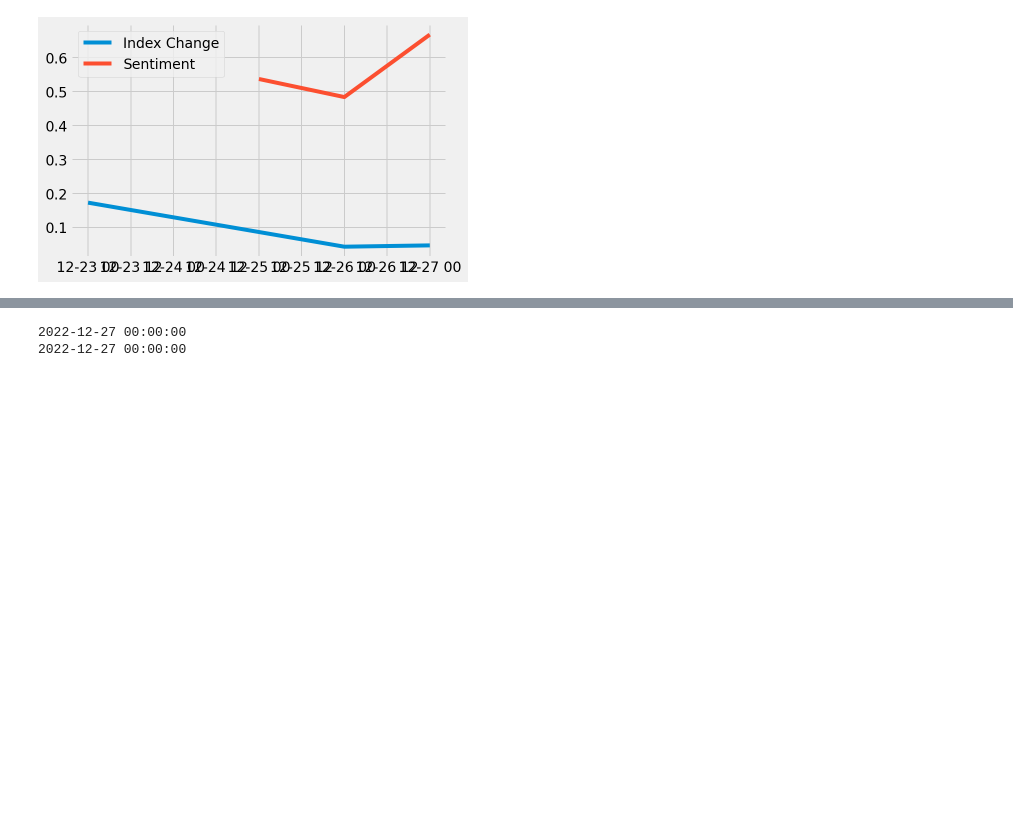
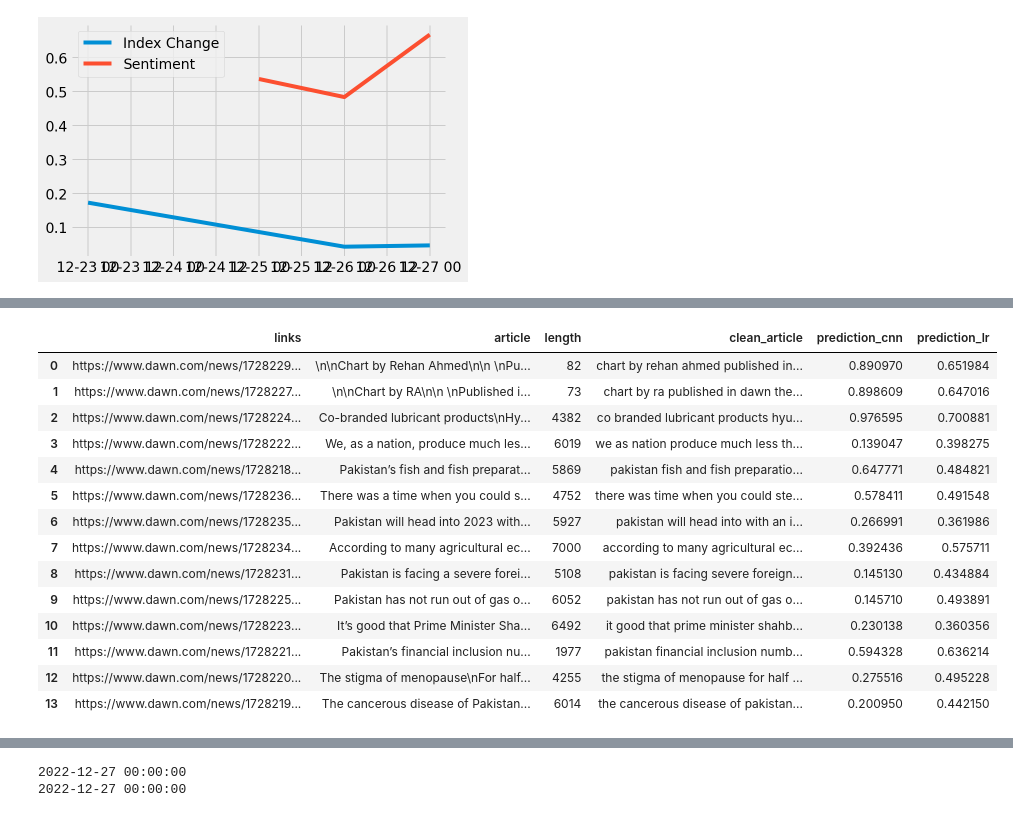
Before and after one commit to UltralordTaha/NLP, a Jupyter notebook: NLP_Project_(CNN_Word2Vec).ipynb, the cells around one changed output, grey strips where cells are left out. Saved outputs shown, nothing was run; the diff lists cells and outputs as text; code cells hidden in the pictures; blank space fills up the shorter version.

```diff
--- a/NLP_Project_(CNN_Word2Vec).ipynb
+++ b/NLP_Project_(CNN_Word2Vec).ipynb
@@ -758,0 +762,18 @@ The market sentiment is positive
+# %%
+weekly_dict[list(weekly_dict.keys())[1]]
+# %% [output]
+|  | links | article | length | clean_article | prediction_cnn | prediction_lr |
+| 0 | https://www.dawn.com/news/1728229... | \n\nChart by Rehan Ahmed\n\n \nPu... | 82 | chart by rehan ahmed published in... | 0.890970 | 0.651984 |
+| 1 | https://www.dawn.com/news/1728227... | \n\nChart by RA\n\n \nPublished i... | 73 | chart by ra published in dawn the... | 0.898609 | 0.647016 |
+| 2 | https://www.dawn.com/news/1728224... | Co-branded lubricant products\nHy... | 4382 | co branded lubricant products hyu... | 0.976595 | 0.700881 |
+| 3 | https://www.dawn.com/news/1728222... | We, as a nation, produce much les... | 6019 | we as nation produce much less th... | 0.139047 | 0.398275 |
+| 4 | https://www.dawn.com/news/1728218... | Pakistan’s fish and fish preparat... | 5869 | pakistan fish and fish preparatio... | 0.647771 | 0.484821 |
+| 5 | https://www.dawn.com/news/1728236... | There was a time when you could s... | 4752 | there was time when you could ste... | 0.578411 | 0.491548 |
+| 6 | https://www.dawn.com/news/1728235... | Pakistan will head into 2023 with... | 5927 | pakistan will head into with an i... | 0.266991 | 0.361986 |
+| 7 | https://www.dawn.com/news/1728234... | According to many agricultural ec... | 7000 | according to many agricultural ec... | 0.392436 | 0.575711 |
+| 8 | https://www.dawn.com/news/1728231... | Pakistan is facing a severe forei... | 5108 | pakistan is facing severe foreign... | 0.145130 | 0.434884 |
+| 9 | https://www.dawn.com/news/1728225... | Pakistan has not run out of gas o... | 6052 | pakistan has not run out of gas o... | 0.145710 | 0.493891 |
+| 10 | https://www.dawn.com/news/1728223... | It’s good that Prime Minister Sha... | 6492 | it good that prime minister shahb... | 0.230138 | 0.360356 |
+| 11 | https://www.dawn.com/news/1728221... | Pakistan’s financial inclusion nu... | 1977 | pakistan financial inclusion numb... | 0.594328 | 0.636214 |
+| 12 | https://www.dawn.com/news/1728220... | The stigma of menopause\nFor half... | 4255 | the stigma of menopause for half ... | 0.275516 | 0.495228 |
+| 13 | https://www.dawn.com/news/1728219... | The cancerous disease of Pakistan... | 6014 | the cancerous disease of pakistan... | 0.200950 | 0.442150 |
```
Also changed, not shown: parts of 8 cells of this notebook.
